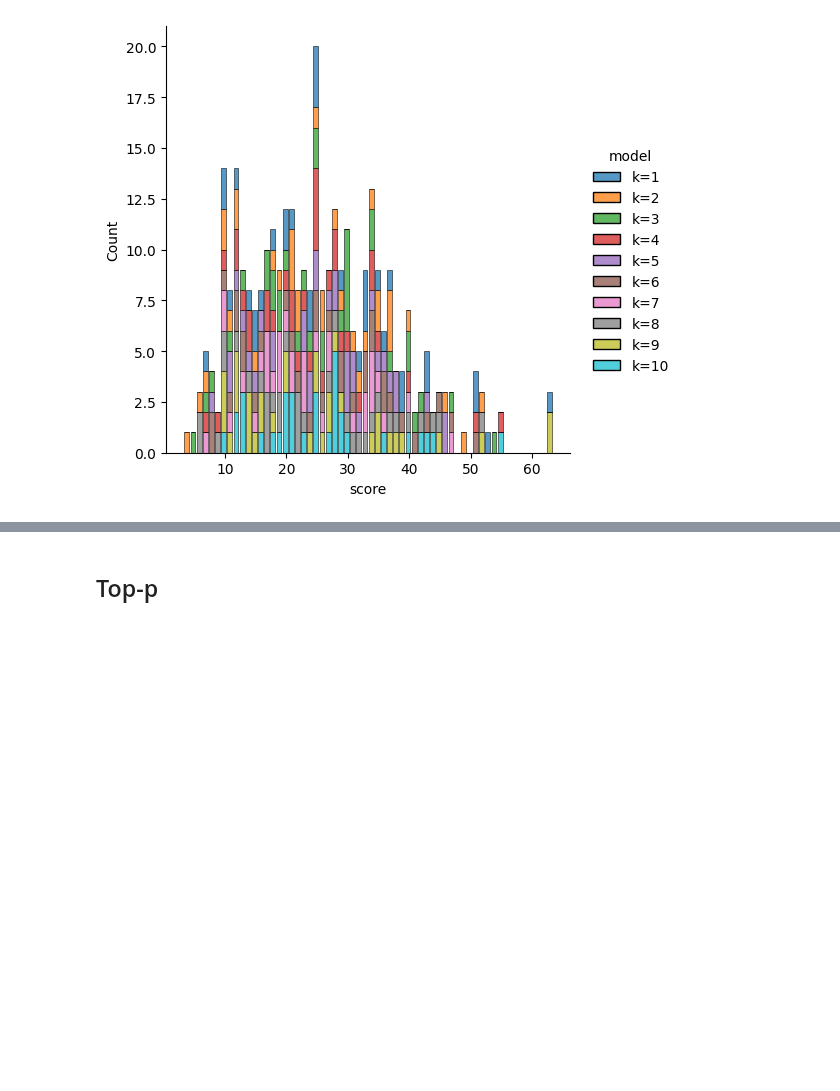
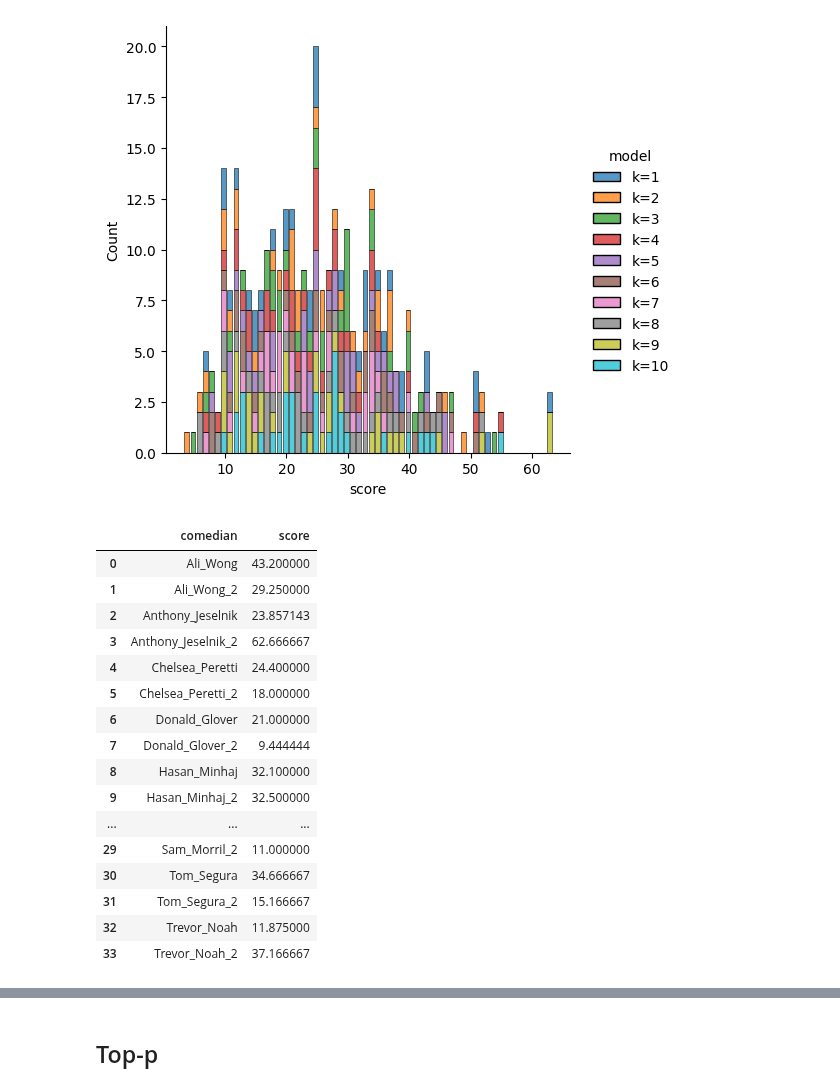
Before and after one commit to swaggirl9000/humor, a Jupyter notebook: notebooks/base_metric_comparison.ipynb, the cells around one changed output, grey strips where cells are left out. Saved outputs shown, nothing was run; the diff lists cells and outputs as text; code cells hidden in the pictures; blank space fills up the shorter version.

```diff
--- a/notebooks/base_metric_comparison.ipynb
+++ b/notebooks/base_metric_comparison.ipynb
@@ -755,5 +755,25 @@ sns.displot(df, x="score", hue="model", kind="hist", multiple="stack", shrink=0.
 # %% [output]
 <seaborn.axisgrid.FacetGrid at 0x...>
 [figure]
+# %%
+k1_metric
+# %% [output]
+|  | comedian | score |
+| 0 | Ali_Wong | 43.200000 |
+| 1 | Ali_Wong_2 | 29.250000 |
+| 2 | Anthony_Jeselnik | 23.857143 |
+| 3 | Anthony_Jeselnik_2 | 62.666667 |
+| 4 | Chelsea_Peretti | 24.400000 |
+| 5 | Chelsea_Peretti_2 | 18.000000 |
+| 6 | Donald_Glover | 21.000000 |
+| 7 | Donald_Glover_2 | 9.444444 |
+| 8 | Hasan_Minhaj | 32.100000 |
+| 9 | Hasan_Minhaj_2 | 32.500000 |
+| ... | ... | ... |
+| 29 | Sam_Morril_2 | 11.000000 |
+| 30 | Tom_Segura | 34.666667 |
+| 31 | Tom_Segura_2 | 15.166667 |
+| 32 | Trevor_Noah | 11.875000 |
+| 33 | Trevor_Noah_2 | 37.166667 |
 # %%
 import matplotlib.pyplot as plt
```
Also changed, not shown: parts of 2 cells of this notebook.
